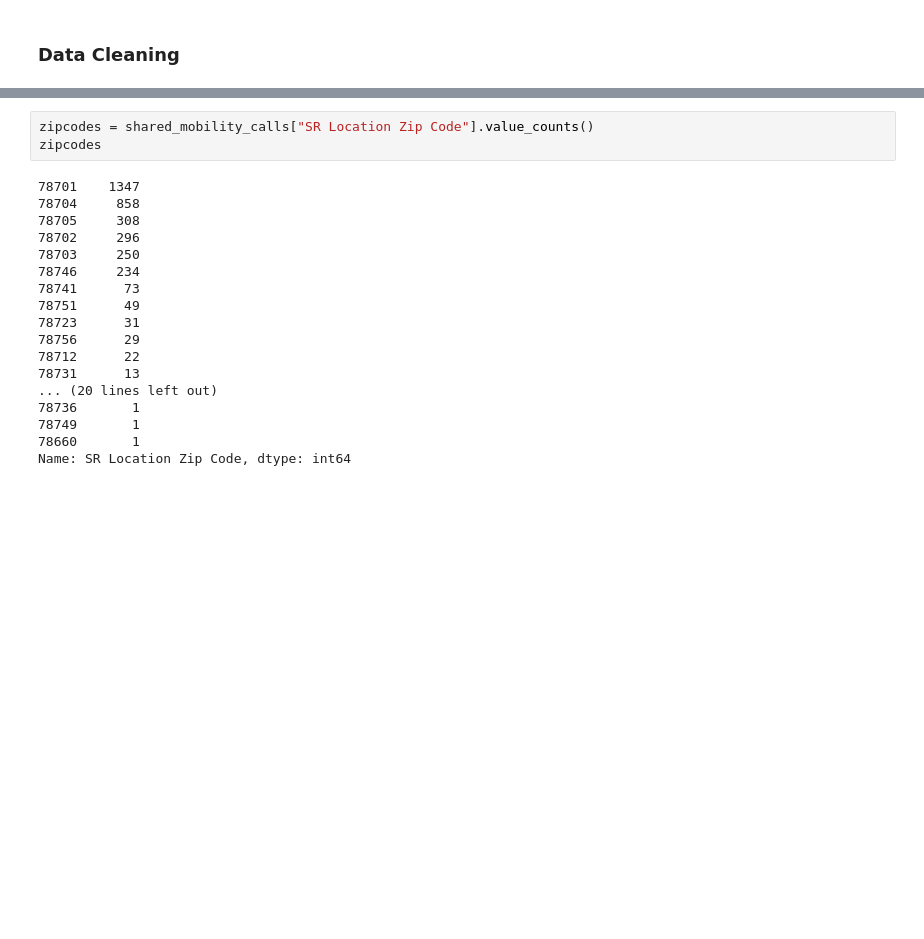
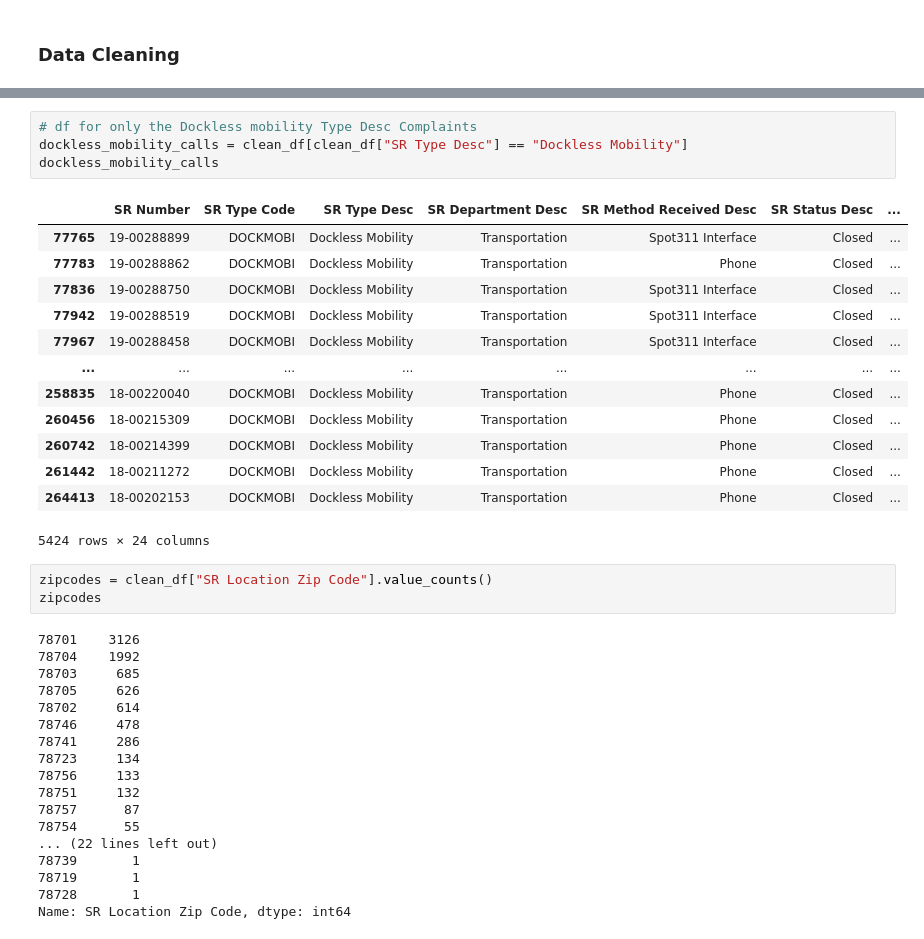
Before and after one commit to sheetalbongale/Scooters-In-Austin-Data-Analysis, a Jupyter notebook: notebooks/311_AODP/311_client_method.ipynb, the cells around one changed output, grey strips where cells are left out. Drawn from its saved outputs; the diff is of its cells as text; blank space fills up the shorter version.

```diff
--- a/notebooks/311_AODP/311_client_method.ipynb
+++ b/notebooks/311_AODP/311_client_method.ipynb
@@ -162,21 +231,39 @@ shared_mobility_calls
+# %%
+# df for only the Dockless mobility Type Desc Complaints
+dockless_mobility_calls = clean_df[clean_df["SR Type Desc"] == "Dockless Mobility"]
+dockless_mobility_calls
+# %% [output]
+|  | SR Number | SR Type Code | SR Type Desc | SR Department Desc | SR Method Received Desc | SR Status Desc | ... |
+| 77765 | 19-00288899 | DOCKMOBI | Dockless Mobility | Transportation | Spot311 Interface | Closed | ... |
+| 77783 | 19-00288862 | DOCKMOBI | Dockless Mobility | Transportation | Phone | Closed | ... |
+| 77836 | 19-00288750 | DOCKMOBI | Dockless Mobility | Transportation | Spot311 Interface | Closed | ... |
+| 77942 | 19-00288519 | DOCKMOBI | Dockless Mobility | Transportation | Spot311 Interface | Closed | ... |
+| 77967 | 19-00288458 | DOCKMOBI | Dockless Mobility | Transportation | Spot311 Interface | Closed | ... |
+| ... | ... | ... | ... | ... | ... | ... | ... |
+| 258835 | 18-00220040 | DOCKMOBI | Dockless Mobility | Transportation | Phone | Closed | ... |
+| 260456 | 18-00215309 | DOCKMOBI | Dockless Mobility | Transportation | Phone | Closed | ... |
+| 260742 | 18-00214399 | DOCKMOBI | Dockless Mobility | Transportation | Phone | Closed | ... |
+| 261442 | 18-00211272 | DOCKMOBI | Dockless Mobility | Transportation | Phone | Closed | ... |
+| 264413 | 18-00202153 | DOCKMOBI | Dockless Mobility | Transportation | Phone | Closed | ... |
+5424 rows × 24 columns
 # %%
-zipcodes = shared_mobility_calls["SR Location Zip Code"].value_counts()
+zipcodes = clean_df["SR Location Zip Code"].value_counts()
 zipcodes
 # %% [output]
-78701    1347
-78704     858
-78705     308
-78702     296
-78703     250
-78746     234
-78741      73
-78751      49
-78723      31
-78756      29
-78712      22
-78731      13
-... (20 lines left out)
-78736       1
-78749       1
-78660       1
+78701    3126
+78704    1992
+78703     685
+78705     626
+78702     614
+78746     478
+78741     286
+78723     134
+78756     133
+78751     132
+78757      87
+78754      55
+... (22 lines left out)
+78739       1
+78719       1
+78728       1
 Name: SR Location Zip Code, dtype: int64
```
Also changed, not shown: parts of 13 cells of this notebook.
